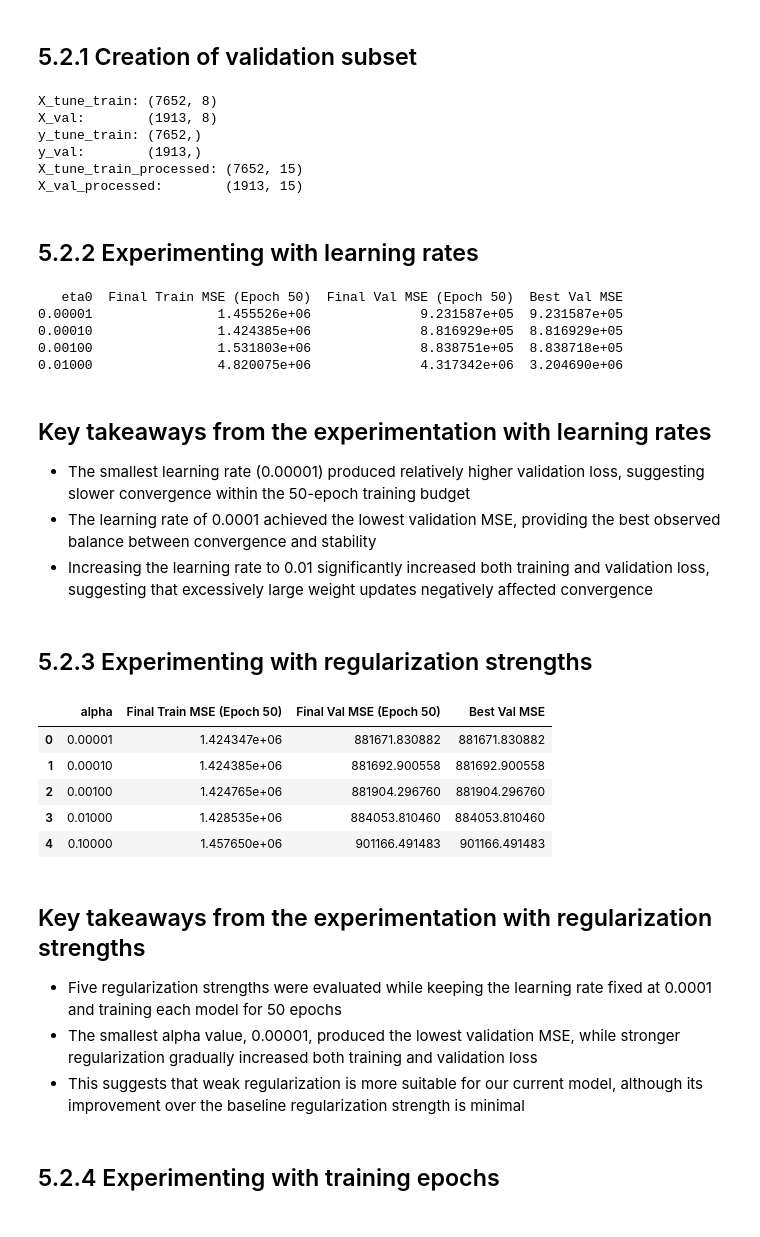
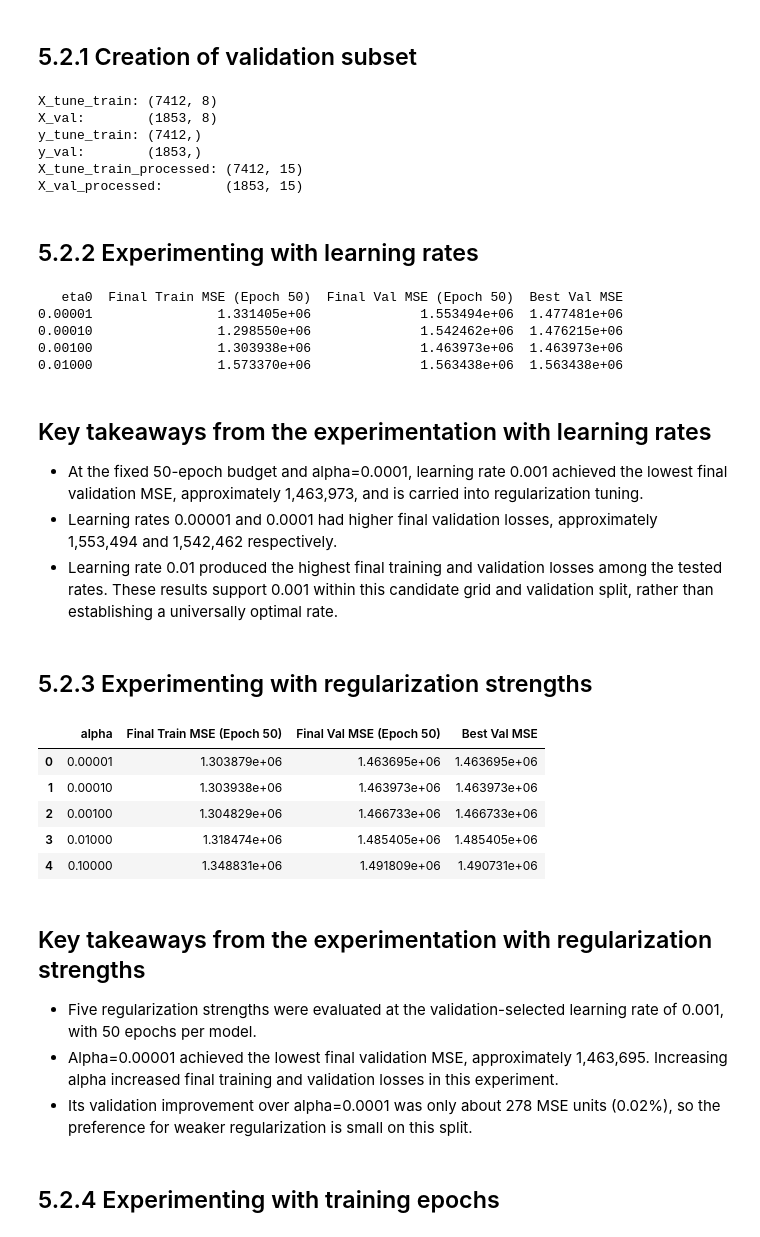
Before and after one commit to L-nsamba/linear_regression_model, a Jupyter notebook: summative/linear_regression/multivariate.ipynb, the cells around one changed output. Drawn from its saved outputs; the diff is of its cells as text; code cells hidden in the pictures.

```diff
--- a/summative/linear_regression/multivariate.ipynb
+++ b/summative/linear_regression/multivariate.ipynb
@@ -407,6 +407,25 @@ X_train, X_test, y_train, y_test = train_test_split(
     test_size=0.2,
     random_state=42
 )
+
+# Reserving raw observations before any preprocessing or model fitting
+X_train, X_retraining, y_train, y_retraining = train_test_split(
+    X_train,
+    y_train,
+    test_size=300,
+    random_state=42
+)
+
+# Keeping the eight original predictors and labeled target together
+retraining_batch = X_retraining.copy()
+retraining_batch[target] = y_retraining
+
+# Guarding the initial training, reserved batch, and unchanged test boundaries
+assert len(X_train) == len(y_train) == 9265
+assert len(retraining_batch) == 300
+assert X_train.index.intersection(X_retraining.index).empty
+assert X_test.index.intersection(X_retraining.index).empty
+assert X_train.index.intersection(X_test.index).empty
 
 # Calculating normalized proportions for wp_type_cat in both sets
 train_props = X_train['wp_type_cat'].value_counts(normalize=True) * 100
@@ -423,5 +442,6 @@ print("X_train shape:", X_train.shape)
 print("X_test shape:", X_test.shape)
 print("y_train shape:", y_train.shape)
 print("y_test shape:", y_test.shape)
+print("Reserved retraining observations:", len(retraining_batch))
 display(distribution_check)
 # %% [output]
@@ -589,12 +611,12 @@ print(f"y_val:        {y_val.shape}")
 print(f"X_tune_train_processed: {X_tune_train_processed.shape}")
 print(f"X_val_processed:        {X_val_processed.shape}")
 # %% [output]
-X_tune_train: (7652, 8)
-X_val:        (1913, 8)
-y_tune_train: (7652,)
-y_val:        (1913,)
-X_tune_train_processed: (7652, 15)
-X_val_processed:        (1913, 15)
+X_tune_train: (7412, 8)
+X_val:        (1853, 8)
+y_tune_train: (7412,)
+y_val:        (1853,)
+X_tune_train_processed: (7412, 15)
+X_val_processed:        (1853, 15)
 # %% [markdown]
 ## 5.2.2 Experimenting with learning rates
 # %%
@@ -650,18 +672,21 @@ lr_results_df = pd.DataFrame(lr_results)
 print(lr_results_df.to_string(index=False))
 # %% [output]
    eta0  Final Train MSE (Epoch 50)  Final Val MSE (Epoch 50)  Best Val MSE
-0.00001                1.455526e+06              9.231587e+05  9.231587e+05
-0.00010                1.424385e+06              8.816929e+05  8.816929e+05
-0.00100                1.531803e+06              8.838751e+05  8.838718e+05
-0.01000                4.820075e+06              4.317342e+06  3.204690e+06
+0.00001                1.331405e+06              1.553494e+06  1.477481e+06
+0.00010                1.298550e+06              1.542462e+06  1.476215e+06
+0.00100                1.303938e+06              1.463973e+06  1.463973e+06
+0.01000                1.573370e+06              1.563438e+06  1.563438e+06
 # %% [markdown]
 ## Key takeaways from the experimentation with learning rates
-- The smallest learning rate (0.00001) produced relatively higher validation loss, suggesting slower convergence within the 50-epoch training budget
-- The learning rate of 0.0001 achieved the lowest validation MSE, providing the best observed balance between convergence and stability
-- Increasing the learning rate to 0.01 significantly increased both training and validation loss, suggesting that excessively large weight updates negatively affected convergence
+- At the fixed 50-epoch budget and alpha=0.0001, learning rate 0.001 achieved the lowest final validation MSE, approximately 1,463,973, and is carried into regularization tuning.
+- Learning rates 0.00001 and 0.0001 had higher final validation losses, approximately 1,553,494 and 1,542,462 respectively.
+- Learning rate 0.01 produced the highest final training and validation losses among the tested rates. These results support 0.001 within this candidate grid and validation split, rather than establishing a universally optimal rate.
 # %% [markdown]
 ## 5.2.3 Experimenting with regularization strengths
 # %%
+# Selecting the learning rate using validation MSE at the fixed 50-epoch budget
+selected_lr = float(lr_results_df.loc[lr_results_df['Final Val MSE (Epoch 50)'].idxmin(), 'eta0'])
+
 alpha_values = [0.00001, 0.0001, 0.001, 0.01, 0.1]
 alpha_n_epochs = 50
 
@@ -674,7 +699,7 @@ for alpha in alpha_values:
         penalty="l2",
         alpha=alpha,
         learning_rate="constant",
-        eta0=0.0001,
+        eta0=selected_lr,
         random_state=42,
     )
 
@@ -684,43 +709,43 @@ for alpha in alpha_values:
     for epoch in range(alpha_n_epochs):
         model.partial_fit(X_tune_train_processed, y_tune_train)
 
         # Generating predictions
         train_preds = model.predict(X_tune_train_processed)
         val_preds =  model.predict(X_val_processed)
 
         # Calculating and storing the mse
         train_mse = mean_squared_error(y_tune_train, train_preds)
         val_mse = mean_squared_error(y_val, val_preds)
 
         alpha_train_mse_list.append(train_mse)
         alpha_val_mse_list.append(val_mse)
 
     # Storing full epoch history
     alpha_history[alpha] = {"train_mse": alpha_train_mse_list, "val_mse": alpha_val_mse_list}
 
     # Appending only the final summary row
     alpha_results.append({
         "alpha": alpha,
         "Final Train MSE (Epoch 50)": alpha_train_mse_list[-1],
         "Final Val MSE (Epoch 50)": alpha_val_mse_list[-1],
         "Best Val MSE": min(alpha_val_mse_list),
     })
 
 # Converting summary results into a dataframe
 alpha_results_df = pd.DataFrame(alpha_results)
 display(alpha_results_df)
 # %% [output]
 |  | alpha | Final Train MSE (Epoch 50) | Final Val MSE (Epoch 50) | Best Val MSE |
-| 0 | 0.00001 | 1.424347e+06 | 881671.830882 | 881671.830882 |
-| 1 | 0.00010 | 1.424385e+06 | 881692.900558 | 881692.900558 |
-| 2 | 0.00100 | 1.424765e+06 | 881904.296760 | 881904.296760 |
-| 3 | 0.01000 | 1.428535e+06 | 884053.810460 | 884053.810460 |
-| 4 | 0.10000 | 1.457650e+06 | 901166.491483 | 901166.491483 |
+| 0 | 0.00001 | 1.303879e+06 | 1.463695e+06 | 1.463695e+06 |
+| 1 | 0.00010 | 1.303938e+06 | 1.463973e+06 | 1.463973e+06 |
+| 2 | 0.00100 | 1.304829e+06 | 1.466733e+06 | 1.466733e+06 |
+| 3 | 0.01000 | 1.318474e+06 | 1.485405e+06 | 1.485405e+06 |
+| 4 | 0.10000 | 1.348831e+06 | 1.491809e+06 | 1.490731e+06 |
 # %% [markdown]
 ## Key takeaways from the experimentation with regularization strengths
-- Five regularization strengths were evaluated while keeping the learning rate fixed at 0.0001 and training each model for 50 epochs
-- The smallest alpha value, 0.00001, produced the lowest validation MSE, while stronger regularization gradually increased both training and validation loss
-- This suggests that weak regularization is more suitable for our current model, although its improvement over the baseline regularization strength is minimal
+- Five regularization strengths were evaluated at the validation-selected learning rate of 0.001, with 50 epochs per model.
+- Alpha=0.00001 achieved the lowest final validation MSE, approximately 1,463,695. Increasing alpha increased final training and validation losses in this experiment.
+- Its validation improvement over alpha=0.0001 was only about 278 MSE units (0.02%), so the preference for weaker regularization is small on this split.
 # %% [markdown]
 ## 5.2.4 Experimenting with training epochs
 # %%
```
Also changed, not shown: parts of 43 cells of this notebook.
